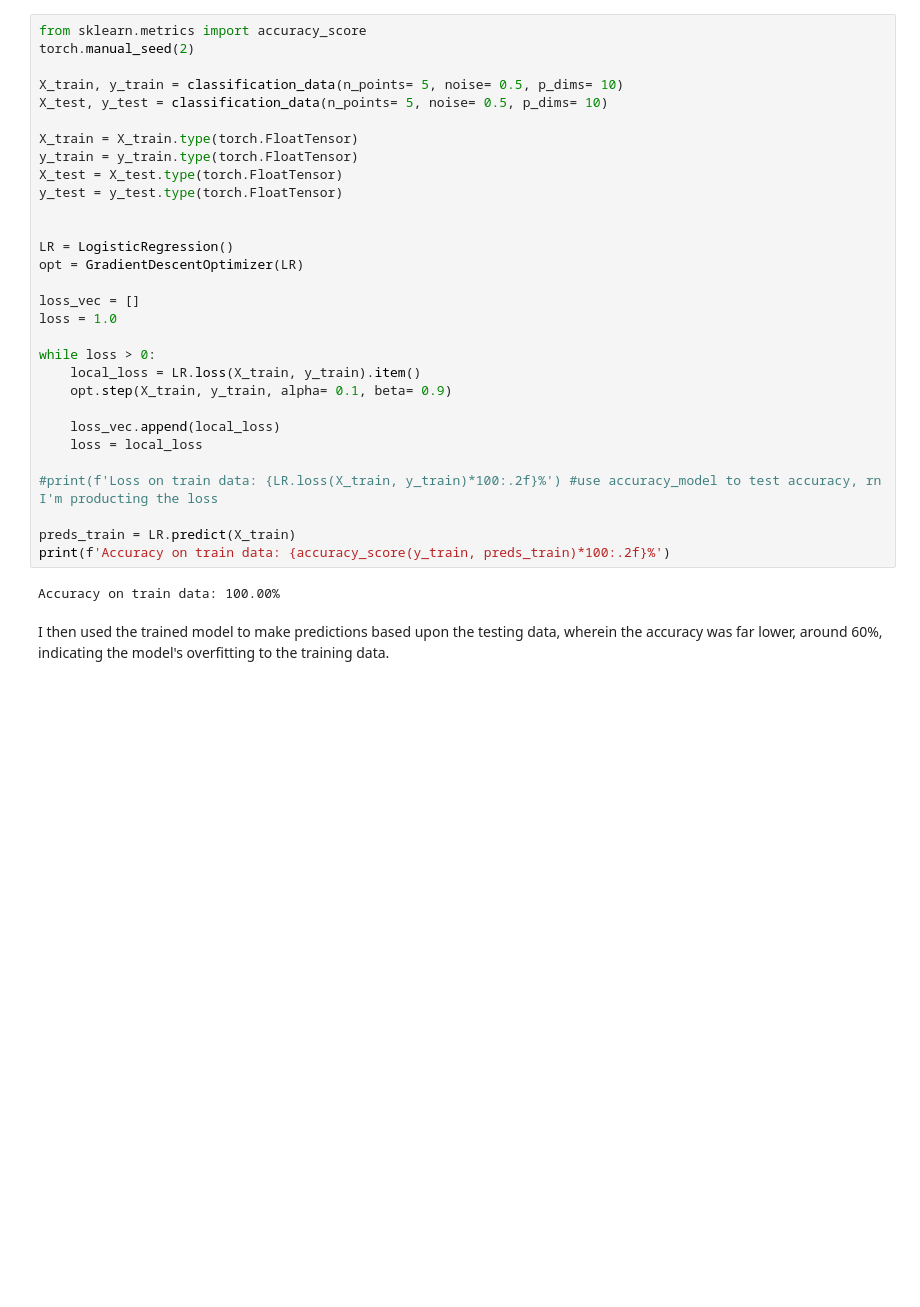
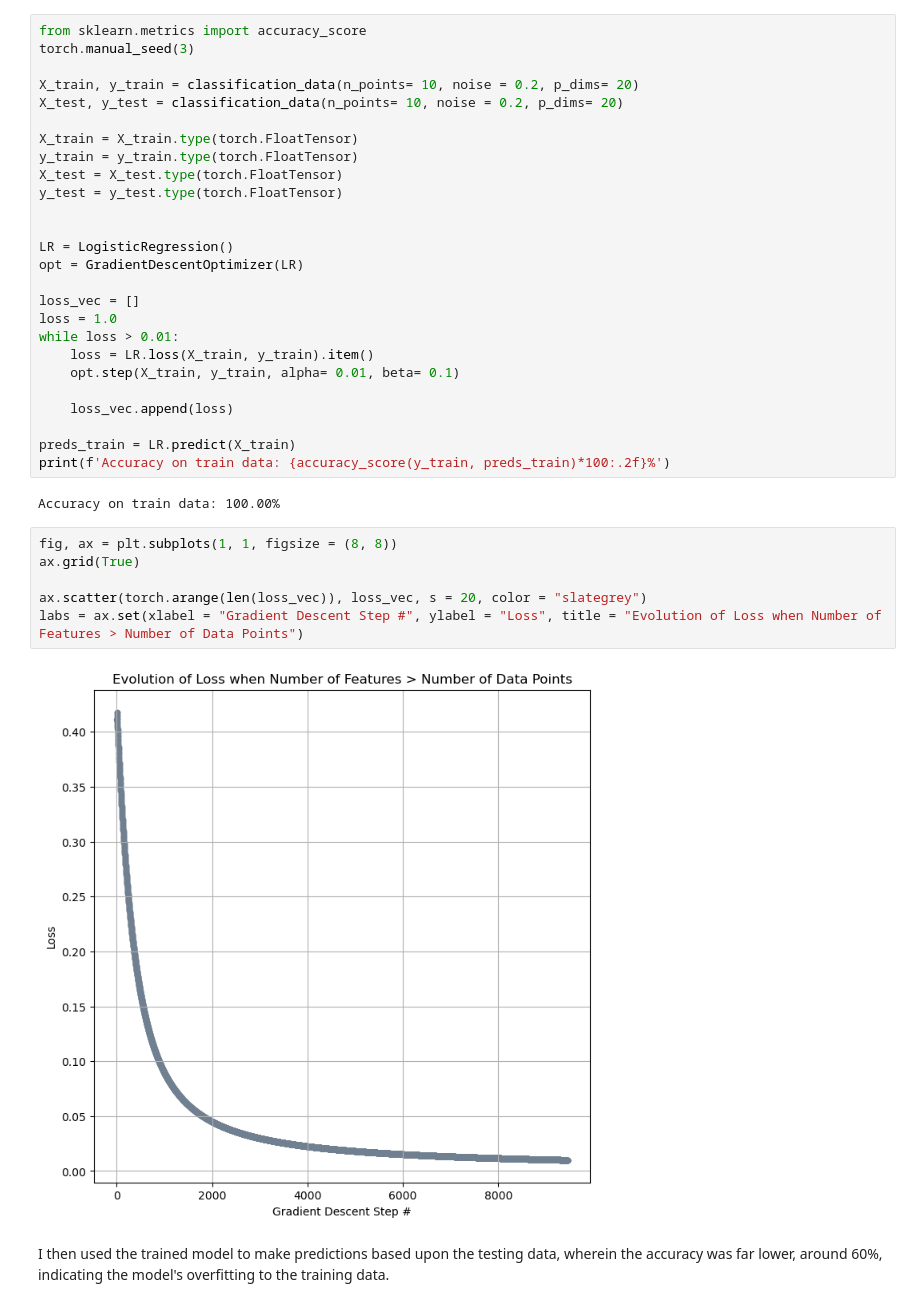
Before and after one commit to opfleet/opfleet.github.io, a Jupyter notebook: posts/LogisticPost/index.ipynb, the cells around one changed output. Cells and saved outputs as stored; diff of their text form; blank space fills up the shorter version.

```diff
--- a/posts/LogisticPost/index.ipynb
+++ b/posts/LogisticPost/index.ipynb
@@ -153,10 +166,10 @@ for i in range(3):
 Below I generated classification data twice using the same parameters ($n_{points} = 5$, $noise = 0.5$, and $p_{dim} = 10$) and labeled them as `X_train` and `y_train` and `X_test` and `y_test`. I then fit a logistic regression model to the data `X_train`, `y_train` until the classification accuracy was 100%.
 # %%
 from sklearn.metrics import accuracy_score
-torch.manual_seed(2)
+torch.manual_seed(3)
 
-X_train, y_train = classification_data(n_points= 5, noise= 0.5, p_dims= 10)
-X_test, y_test = classification_data(n_points= 5, noise= 0.5, p_dims= 10)
+X_train, y_train = classification_data(n_points= 10, noise = 0.2, p_dims= 20)
+X_test, y_test = classification_data(n_points= 10, noise = 0.2, p_dims= 20)
 
 X_train = X_train.type(torch.FloatTensor)
 y_train = y_train.type(torch.FloatTensor)
@@ -169,20 +182,24 @@ opt = GradientDescentOptimizer(LR)
 
 loss_vec = []
 loss = 1.0
+while loss > 0.01:
+    loss = LR.loss(X_train, y_train).item()
+    opt.step(X_train, y_train, alpha= 0.01, beta= 0.1)
 
-while loss > 0:
-    local_loss = LR.loss(X_train, y_train).item()
-    opt.step(X_train, y_train, alpha= 0.1, beta= 0.9)
-
-    loss_vec.append(local_loss)
-    loss = local_loss
-
-#print(f'Loss on train data: {LR.loss(X_train, y_train)*100:.2f}%') #use accuracy_model to test accuracy, rn I'm producting the loss
+    loss_vec.append(loss)
 
 preds_train = LR.predict(X_train)
 print(f'Accuracy on train data: {accuracy_score(y_train, preds_train)*100:.2f}%')
 # %% [output]
 Accuracy on train data: 100.00%
+# %%
+fig, ax = plt.subplots(1, 1, figsize = (8, 8))
+ax.grid(True)
+
+ax.scatter(torch.arange(len(loss_vec)), loss_vec, s = 20, color = "slategrey")
+labs = ax.set(xlabel = "Gradient Descent Step #", ylabel = "Loss", title = "Evolution of Loss when Number of Features > Number of Data Points")
+# %% [output]
+[figure, added]
 # %% [markdown]
 I then used the trained model to make predictions based upon the testing data, wherein the accuracy was far lower, around 60%, indicating the model's overfitting to the training data.
 # %%
```
Also changed, not shown: parts of 8 cells of this notebook, 1 other file.
